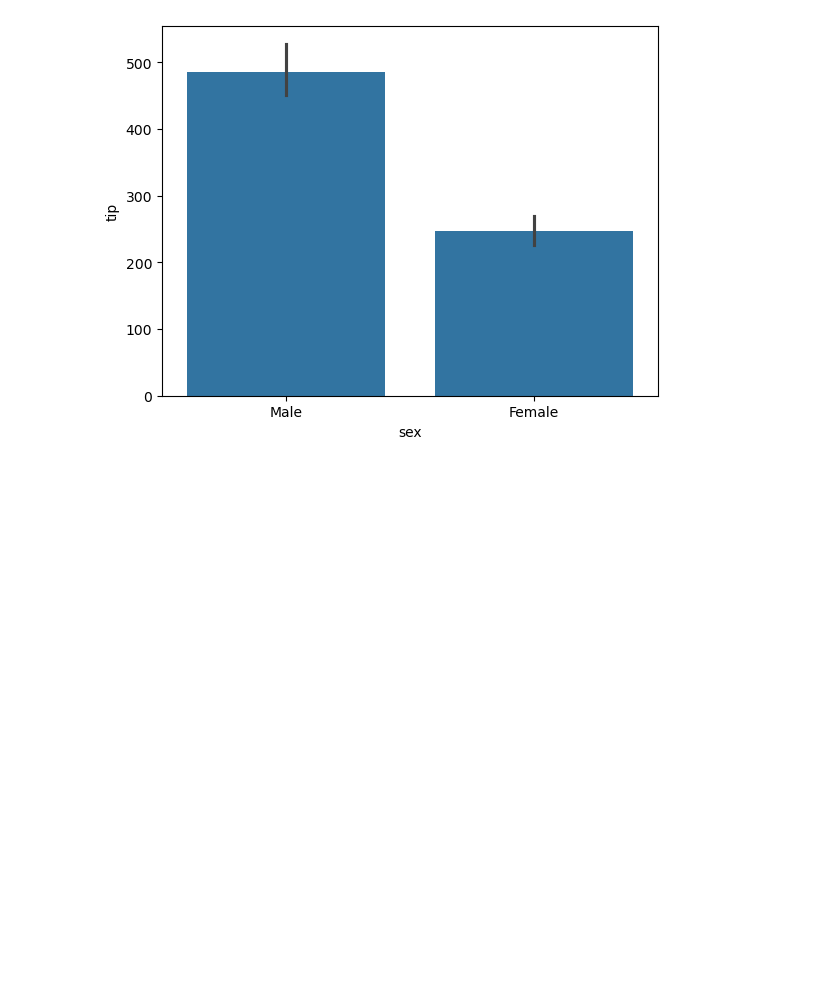
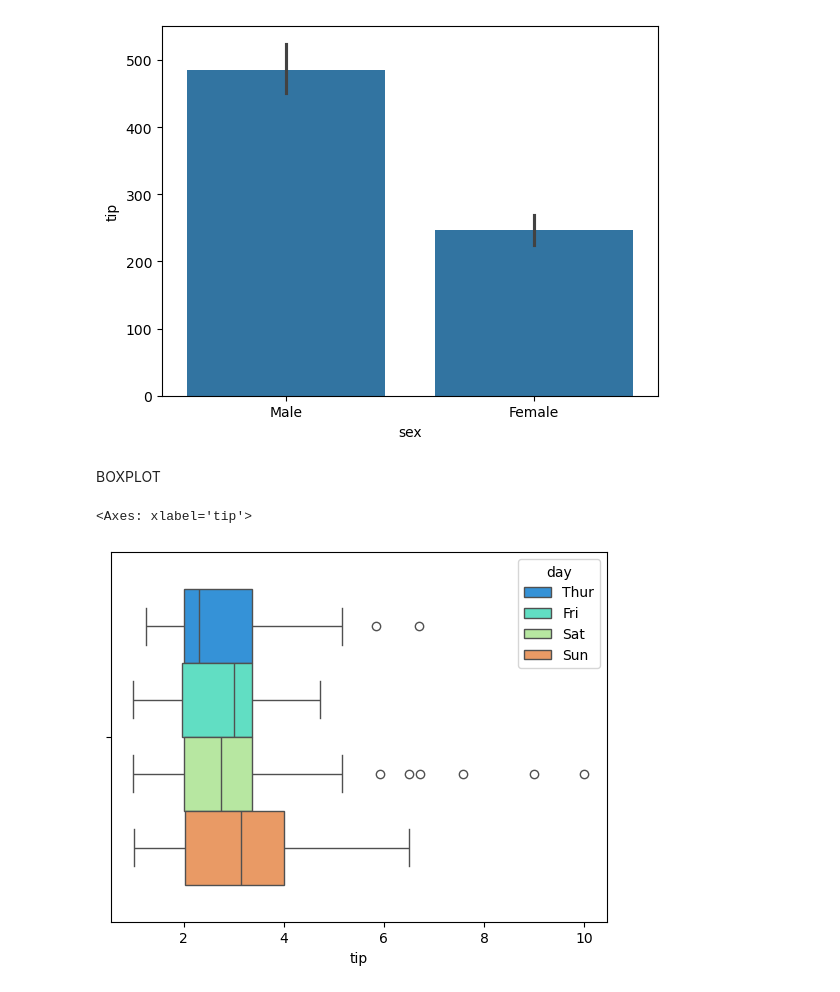
Before and after one commit to KUSH-Q-37/Data-Science, a Jupyter notebook: 4)MatplotLib+Seaborn/3)CategoricalPlot.ipynb, the cells around one changed output. Saved outputs shown, nothing was run; the diff lists cells and outputs as text; code cells hidden in the pictures; blank space fills up the shorter version.

```diff
--- a/4)MatplotLib+Seaborn/3)CategoricalPlot.ipynb
+++ b/4)MatplotLib+Seaborn/3)CategoricalPlot.ipynb
@@ -60,3 +60,10 @@ sns.barplot(x = df['sex'],y = df['tip'],estimator=np.sum)
 # %% [output]
 <Axes: xlabel='sex', ylabel='tip'>
 [figure]
+# %% [markdown]
+BOXPLOT
+# %%
+sns.boxplot(x= 'tip',hue = 'day',data = df,palette = 'rainbow')
+# %% [output]
+<Axes: xlabel='tip'>
+[figure, added]
```
Also changed, not shown: parts of 9 cells of this notebook, 37 other files.
